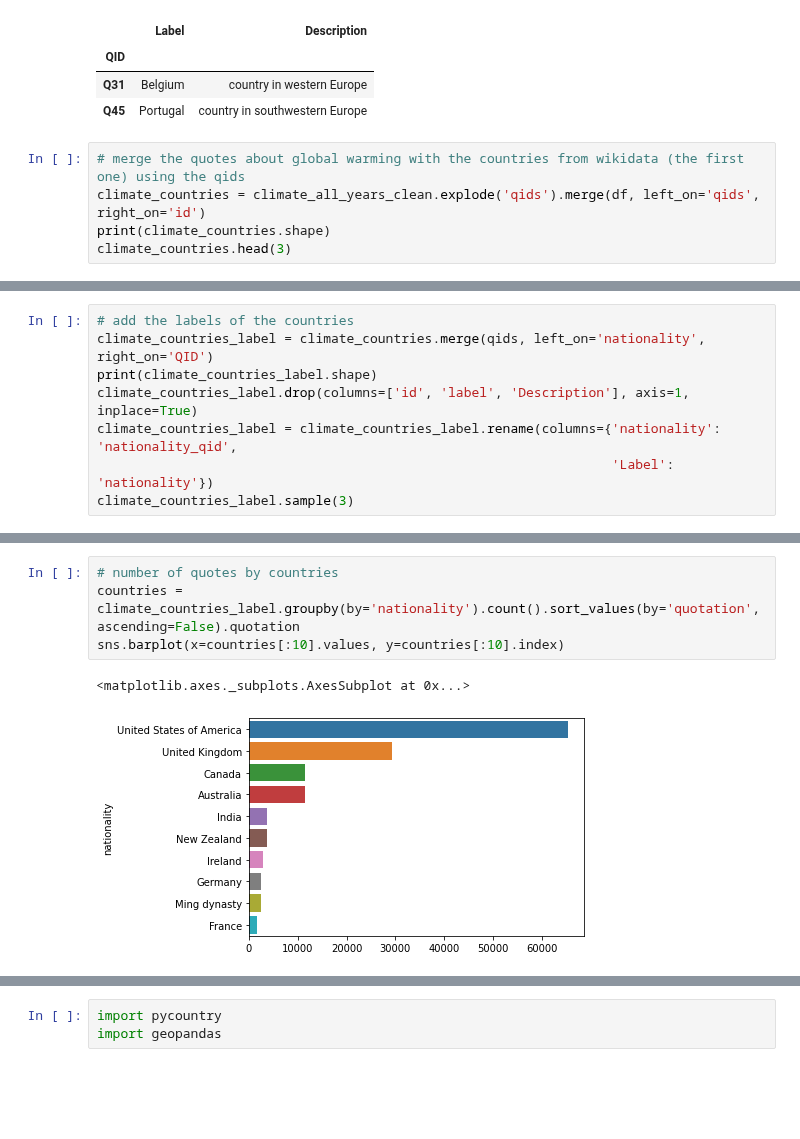
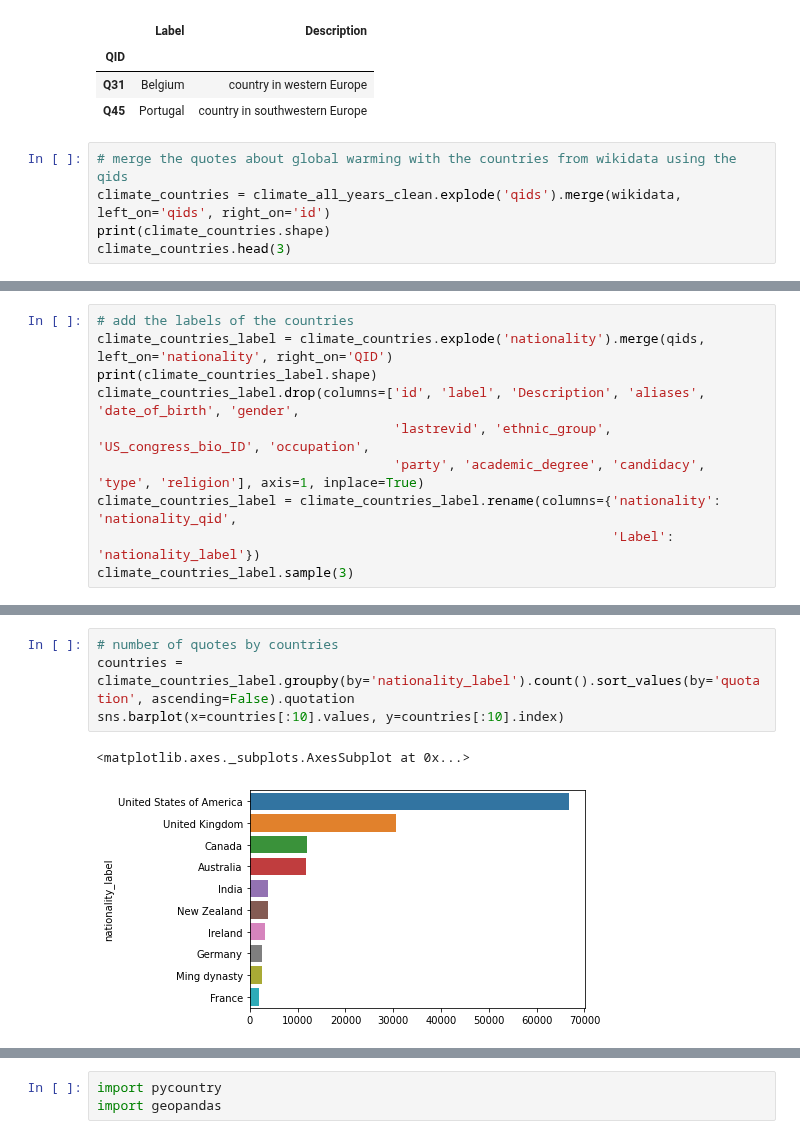
Before and after one commit to epfl-ada/ada-2021-project-jjzm, a Jupyter notebook: Project_Milestone_2.ipynb, the cells around one changed output, grey strips where cells are left out. Drawn from its saved outputs; the diff is of its cells as text; blank space fills up the shorter version.

```diff
--- a/Project_Milestone_2.ipynb
+++ b/Project_Milestone_2.ipynb
@@ -310,8 +295,8 @@ qids.head(2)
 | Q31 | Belgium | country in western Europe |
 | Q45 | Portugal | country in southwestern Europe |
 # %%
-# merge the quotes about global warming with the countries from wikidata (the first one) using the qids
-climate_countries = climate_all_years_clean.explode('qids').merge(df, left_on='qids', right_on='id')
+# merge the quotes about global warming with the countries from wikidata using the qids
+climate_countries = climate_all_years_clean.explode('qids').merge(wikidata, left_on='qids', right_on='id')
 print(climate_countries.shape)
 climate_countries.head(3)
 # %% [output]
@@ -322,10 +307,12 @@ climate_countries.head(3)
 | 2 | 2015-08-06-023574 | found that there was no statistic... | John Abraham | Q313025 | 2015-08-06 15:00:59 | 1 | [[John Abraham, 0.7957], [None, 0... | [http://dailykos.com/story/2015/0... | E | 2015 | ... |
 # %%
 # add the labels of the countries
-climate_countries_label = climate_countries.merge(qids, left_on='nationality', right_on='QID')
+climate_countries_label = climate_countries.explode('nationality').merge(qids, left_on='nationality', right_on='QID')
 print(climate_countries_label.shape)
-climate_countries_label.drop(columns=['id', 'label', 'Description'], axis=1, inplace=True)
+climate_countries_label.drop(columns=['id', 'label', 'Description', 'aliases', 'date_of_birth', 'gender',
+                                      'lastrevid', 'ethnic_group', 'US_congress_bio_ID', 'occupation',
+                                      'party', 'academic_degree', 'candidacy', 'type', 'religion'], axis=1, inplace=True)
 climate_countries_label = climate_countries_label.rename(columns={'nationality': 'nationality_qid',
-                                                                  'Label': 'nationality'})
+                                                                  'Label': 'nationality_label'})
 climate_countries_label.sample(3)
 # %% [output]
@@ -337,9 +324,9 @@ climate_countries_label.sample(3)
 # %%
 # number of quotes by countries
-countries = climate_countries_label.groupby(by='nationality').count().sort_values(by='quotation', ascending=False).quotation
+countries = climate_countries_label.groupby(by='nationality_label').count().sort_values(by='quotation', ascending=False).quotation
 sns.barplot(x=countries[:10].values, y=countries[:10].index)
 # %% [output]
 <matplotlib.axes._subplots.AxesSubplot at 0x...>
-[figure, old version]
+[figure, new version]
 # %%
 pip install pycountry
```
Also changed, not shown: parts of 18 cells of this notebook.
